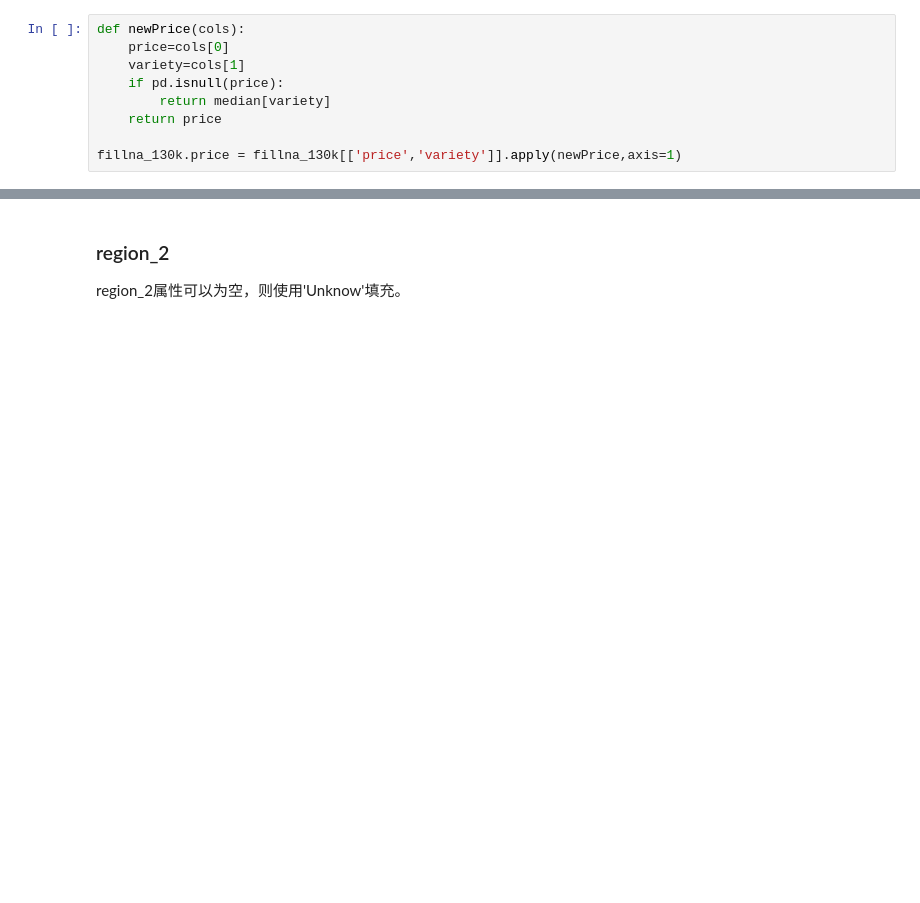
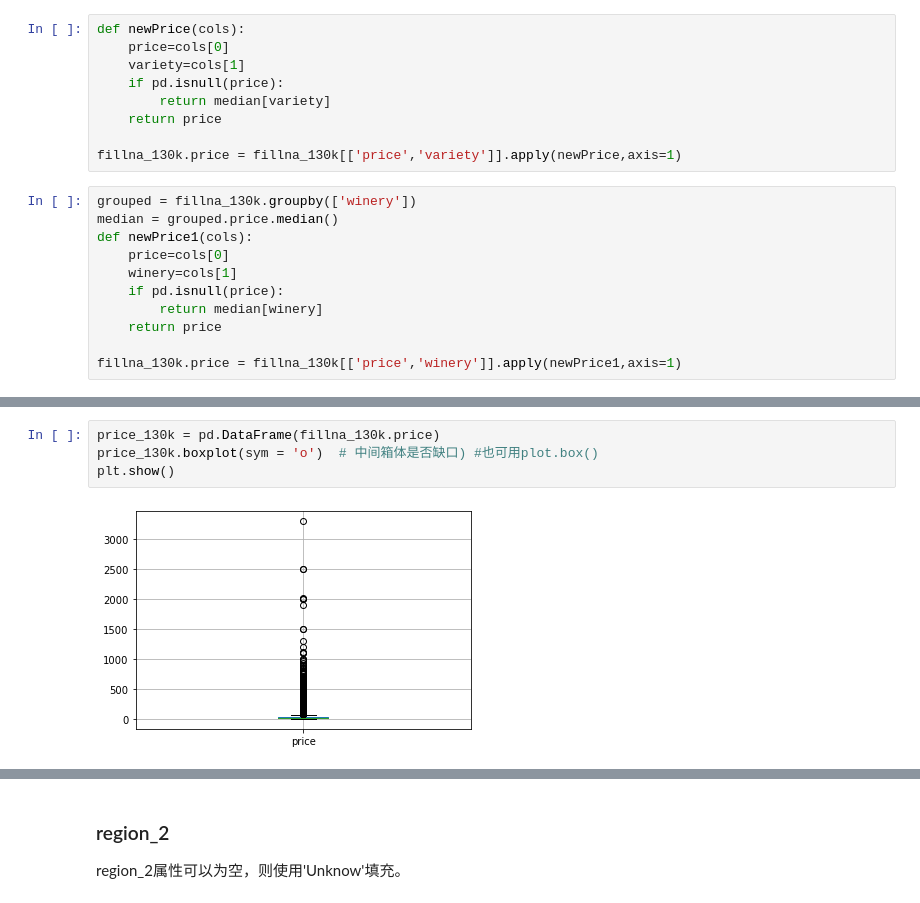
Before and after one commit to Laoannnnn/DataMining, a Jupyter notebook: WineReviews.ipynb, the cells around one changed output, grey strips where cells are left out. Saved outputs shown, nothing was run; the diff lists cells and outputs as text; blank space fills up the shorter version.

Commit message:
data cleaning

```diff
--- a/WineReviews.ipynb
+++ b/WineReviews.ipynb
@@ -422,3 +422,14 @@ def newPrice(cols):
     return price
 
 fillna_130k.price = fillna_130k[['price','variety']].apply(newPrice,axis=1)
+# %%
+grouped = fillna_130k.groupby(['winery'])
+median = grouped.price.median()
+def newPrice1(cols):
+    price=cols[0]
+    winery=cols[1]
+    if pd.isnull(price):
+        return median[winery]
+    return price
+
+fillna_130k.price = fillna_130k[['price','winery']].apply(newPrice1,axis=1)
@@ -424,0 +450,6 @@ fillna_130k.price = fillna_130k[['price','variety']].apply(newPrice,axis=1)
+# %%
+price_130k = pd.DataFrame(fillna_130k.price)
+price_130k.boxplot(sym = 'o')  # 中间箱体是否缺口) #也可用plot.box()
+plt.show()
+# %% [output]
+[figure, added]
```
Also changed, not shown: parts of 7 cells of this notebook.
